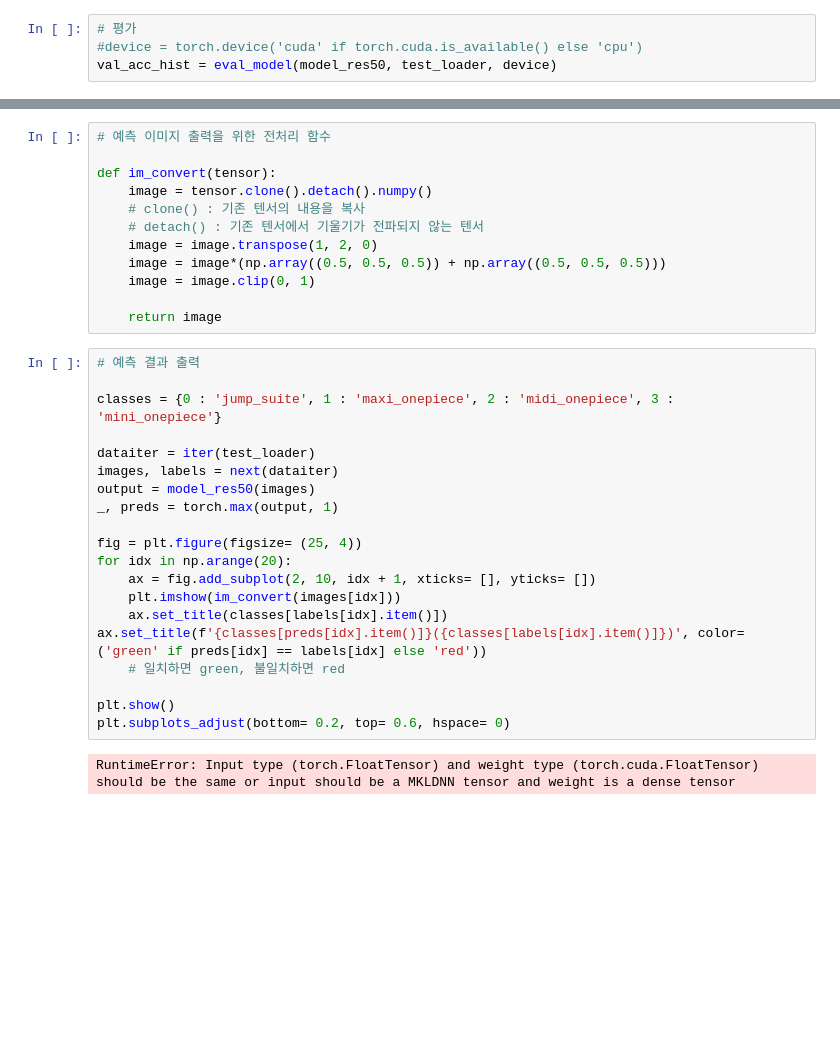
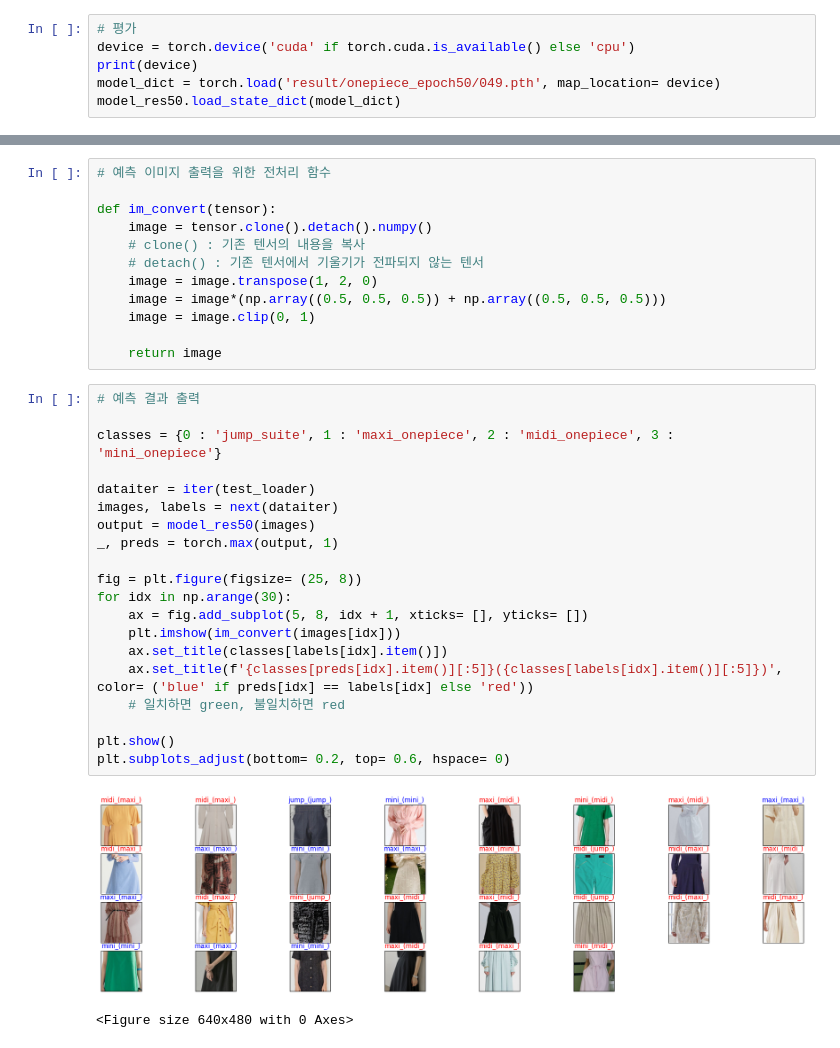
Before and after one commit to Playdata-G-DA35/DA35-final-team2-Item_Classification_RPA, a Jupyter notebook: Img_similarity_model/train_resnet.ipynb, the cells around one changed output, grey strips where cells are left out. Saved outputs shown, nothing was run; the diff lists cells and outputs as text; blank space fills up the shorter version.

```diff
--- a/Img_similarity_model/train_resnet.ipynb
+++ b/Img_similarity_model/train_resnet.ipynb
@@ -319,6 +301,8 @@ def eval_model(model, dataloaders, device):
     return acc_history
 # %%
 # 평가
-#device = torch.device('cuda' if torch.cuda.is_available() else 'cpu')
-val_acc_hist = eval_model(model_res50, test_loader, device)
+device = torch.device('cuda' if torch.cuda.is_available() else 'cpu')
+print(device)
+model_dict = torch.load('result/onepiece_epoch50/049.pth', map_location= device)
+model_res50.load_state_dict(model_dict)
 # %% [output]
@@ -356,22 +348,23 @@ def im_convert(tensor):
 # %%
 # 예측 결과 출력
 
 classes = {0 : 'jump_suite', 1 : 'maxi_onepiece', 2 : 'midi_onepiece', 3 : 'mini_onepiece'}
 
 dataiter = iter(test_loader)
 images, labels = next(dataiter)
 output = model_res50(images)
 _, preds = torch.max(output, 1)
 
-fig = plt.figure(figsize= (25, 4))
-for idx in np.arange(20):
-    ax = fig.add_subplot(2, 10, idx + 1, xticks= [], yticks= [])
+fig = plt.figure(figsize= (25, 8))
+for idx in np.arange(30):
+    ax = fig.add_subplot(5, 8, idx + 1, xticks= [], yticks= [])
     plt.imshow(im_convert(images[idx]))
     ax.set_title(classes[labels[idx].item()])
-ax.set_title(f'{classes[preds[idx].item()]}({classes[labels[idx].item()]})', color= ('green' if preds[idx] == labels[idx] else 'red'))
+    ax.set_title(f'{classes[preds[idx].item()][:5]}({classes[labels[idx].item()][:5]})', color= ('blue' if preds[idx] == labels[idx] else 'red'))
     # 일치하면 green, 불일치하면 red
 
 plt.show()
 plt.subplots_adjust(bottom= 0.2, top= 0.6, hspace= 0)
 # %% [output]
+[figure, added]
-RuntimeError: Input type (torch.FloatTensor) and weight type (torch.cuda.FloatTensor) should be the same or input should be a MKLDNN tensor and weight is a dense tensor
+<Figure size 640x480 with 0 Axes>
```
Also changed, not shown: parts of 5 cells of this notebook, 48 other files.
